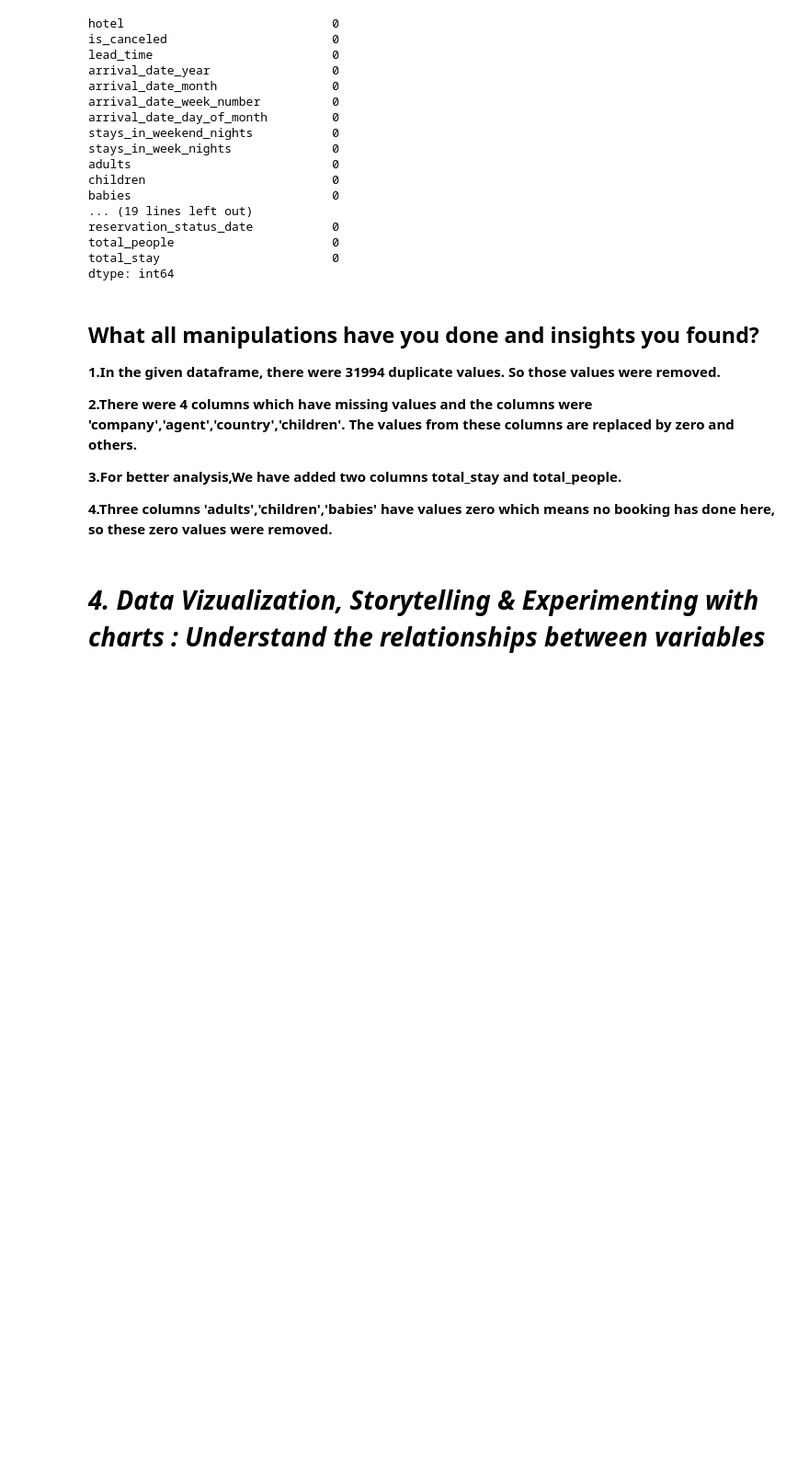
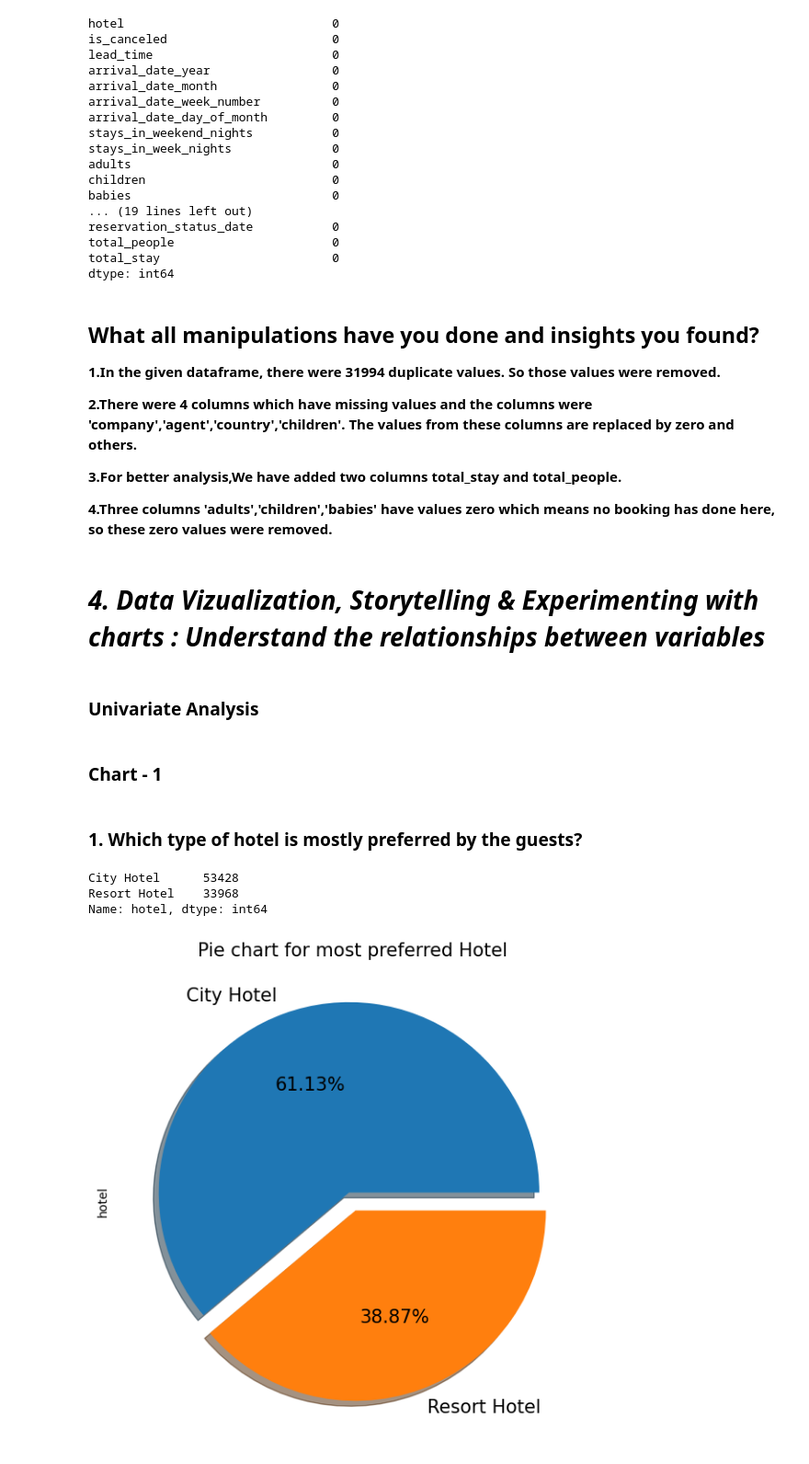
Before and after one commit to Shreya-1003/CapStone-Projects-Module_2, a Jupyter notebook: EDA_Hotel_Booking_Analysis.ipynb, the cells around one changed output. Shown: that part at 92% size. Saved outputs shown, nothing was run; the diff lists cells and outputs as text; code cells hidden in the pictures; blank space fills up the shorter version.

```diff
--- a/EDA_Hotel_Booking_Analysis.ipynb
+++ b/EDA_Hotel_Booking_Analysis.ipynb
@@ -386,3 +448,24 @@ dtype: int64
 **4.Three columns 'adults','children','babies' have values zero which means no booking has done here, so these zero values were removed.**
 # %% [markdown]
 # ***4. Data Vizualization, Storytelling & Experimenting with charts : Understand the relationships between variables***
+# %% [markdown]
+### **Univariate** **Analysis**
+# %% [markdown]
+### Chart - 1
+# %% [markdown]
+### 1. Which type of hotel is mostly preferred by the guests?
+# %%
+#chart-1 visualization code
+hotel_counts = hotel_df['hotel'].value_counts()
+hotel_counts
+# %% [output]
+City Hotel      53428
+Resort Hotel    33968
+Name: hotel, dtype: int64
+# %%
+#piechart is used for visualization
+hotel_counts.plot.pie(explode=[0.05, 0.05], autopct='%1.2f%%', shadow=True, figsize=(10,7),fontsize=15)
+plt.title('Pie chart for most preferred Hotel',fontsize=15)
+plt.show()
+# %% [output]
+[figure, added]
```
Also changed, not shown: parts of 22 cells of this notebook.
